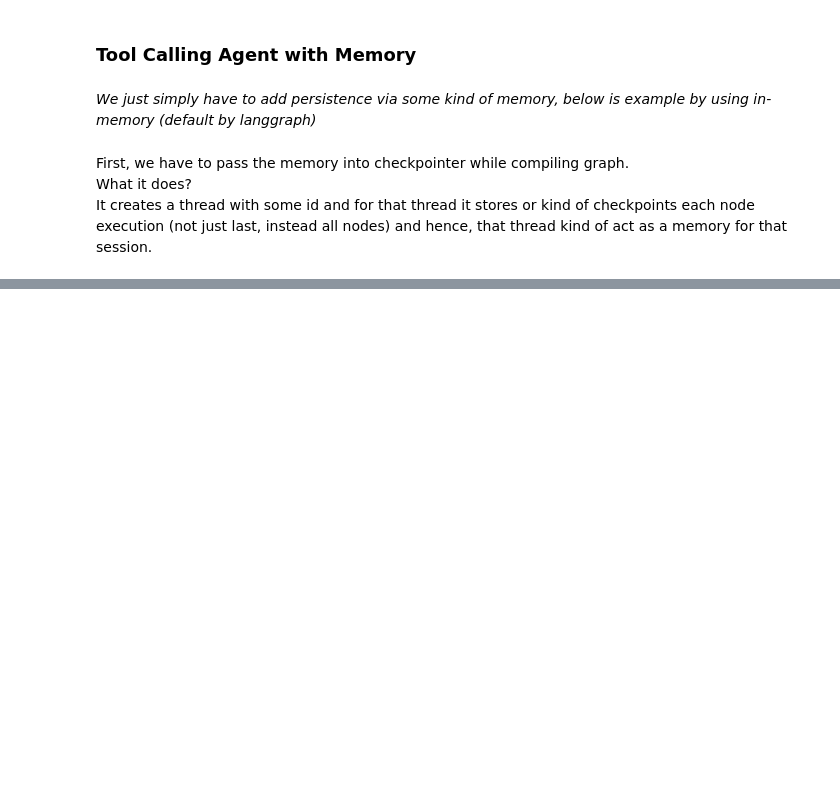
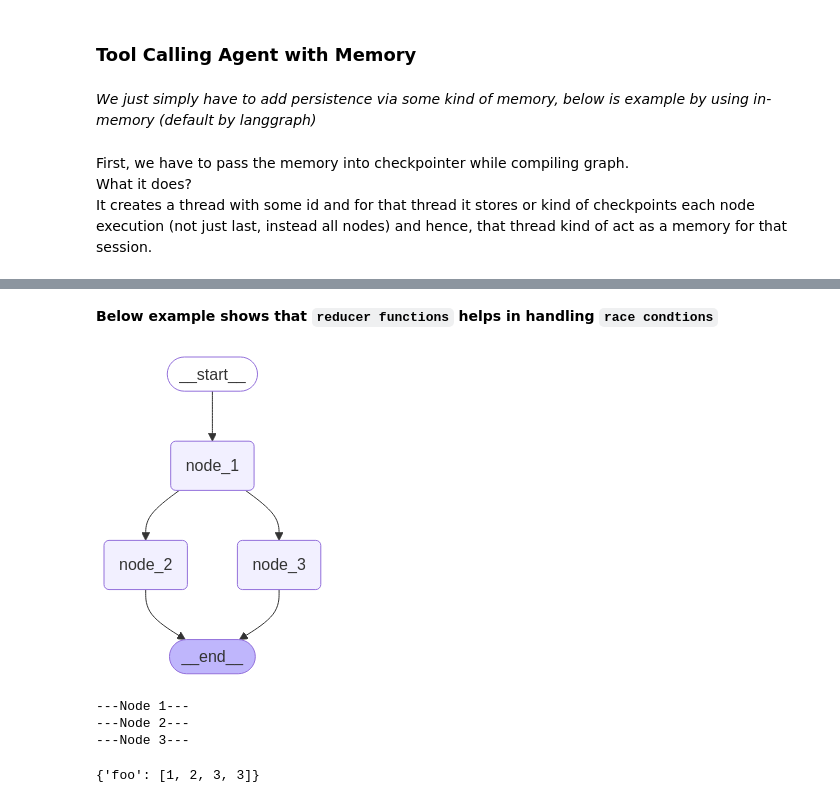
Before and after one commit to giriraj191/transferspace, a Jupyter notebook: src/langgraphpractice.ipynb, the cells around one changed output, grey strips where cells are left out. Drawn from its saved outputs; the diff is of its cells as text; code cells hidden in the pictures; blank space fills up the shorter version.

```diff
--- a/src/langgraphpractice.ipynb
+++ b/src/langgraphpractice.ipynb
@@ -376,0 +409,42 @@ Multiplying 7 by 2 gives you 14.
+# %% [markdown]
+**Below example shows that `reducer functions` helps in handling `race condtions`**
+# %%
+def node_1(state):
+    print("---Node 1---")
+    return {"foo": [state['foo'][-1] + 1]}
+
+def node_2(state):
+    print("---Node 2---")
+    return {"foo": [state['foo'][-1] + 1]}
+
+def node_3(state):
+    print("---Node 3---")
+    return {"foo": [state['foo'][-1] + 1]}
+
+# Build graph
+builder = StateGraph(State)
+builder.add_node("node_1", node_1)
+builder.add_node("node_2", node_2)
+builder.add_node("node_3", node_3)
+
+# Logic
+builder.add_edge(START, "node_1")
+builder.add_edge("node_1", "node_2")
+builder.add_edge("node_1", "node_3")
+builder.add_edge("node_2", END)
+builder.add_edge("node_3", END)
+
+# Add
+graph = builder.compile()
+
+# View
+display(Image(graph.get_graph().draw_mermaid_png()))
+# %% [output]
+[figure, added]
+# %%
+graph.invoke({"foo" : [1]})
+# %% [output]
+---Node 1---
+---Node 2---
+---Node 3---
+{'foo': [1, 2, 3, 3]}
```
Also changed, not shown: parts of 34 cells of this notebook.
